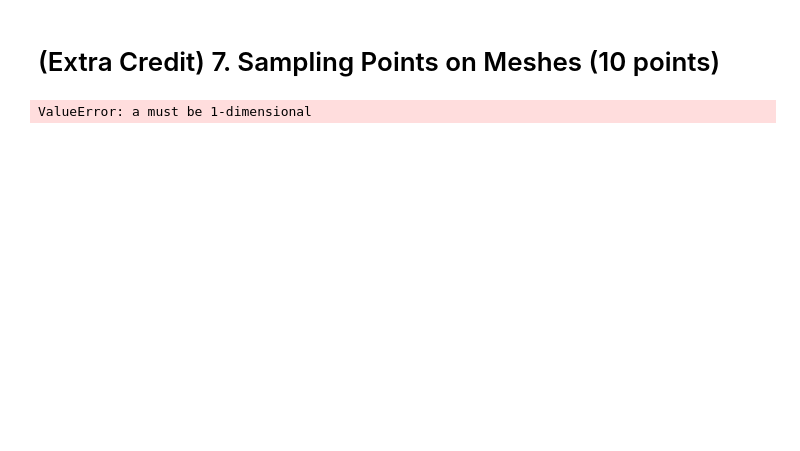
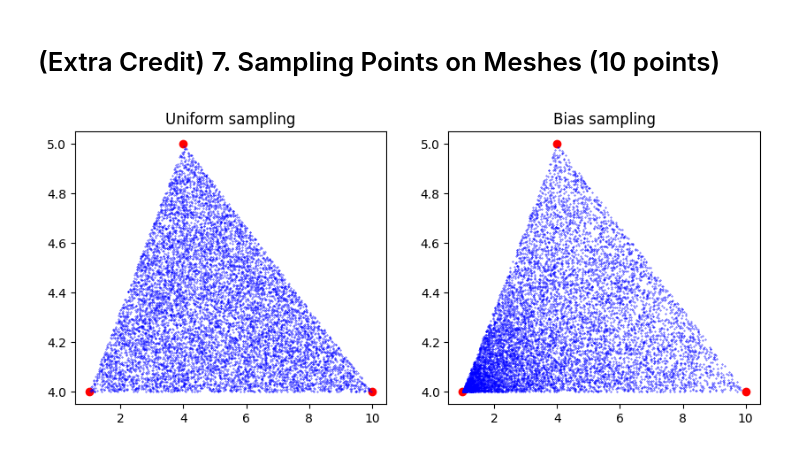
Before and after one commit to nhphucqt/cmu-16-825-assignment1, a Jupyter notebook: writeup.ipynb, the cells around one changed output. Cells and saved outputs as stored; diff of their text form; code cells hidden in the pictures; blank space fills up the shorter version.

```diff
--- a/writeup.ipynb
+++ b/writeup.ipynb
@@ -531,8 +593,39 @@ def sample_points_on_mesh(mesh, num_points):
+# %%
+import matplotlib.pyplot as plt
+
+triangle = np.array([[
+    [1, 4],
+    [4, 5],
+    [10, 4],
+]])
+num_points = 10000
+fig, axes = plt.subplots(1, 2, figsize=(10, 4))
+uniform_points = sample_points_on_triangle(triangle, num_points, "uniform")
+bias_points = sample_points_on_triangle(triangle, num_points, "bias")
+axes[0].set_title("Uniform sampling")
+axes[0].scatter(triangle[0, :, 0], triangle[0, :, 1], c='red')
+axes[0].scatter(uniform_points[:, 0, 0], uniform_points[:, 0, 1], c='blue', s=0.1)
+axes[1].set_title("Bias sampling")
+axes[1].scatter(triangle[0, :, 0], triangle[0, :, 1], c='red')
+axes[1].scatter(bias_points[:, 0, 0], bias_points[:, 0, 1], c='blue', s=0.1)
+plt.show()
+# %% [output]
+[figure, added]
 # %%
 from pytorch3d.io import load_objs_as_meshes
+from pytorch3d.structures import Pointclouds
+from pytorch3d.vis.plotly_vis import plot_scene, plot_batch_individually
 
 cow_mesh = load_objs_as_meshes(["data/cow.obj"])
 
-sample_points_on_mesh(cow_mesh, 1)
+face_mode = ["uniform", "bias"]
+bary_mode = ["uniform", "bias"]
+
+for fm in face_mode:
+    for bm in bary_mode:
+        sample_points, sample_points_colors = sample_points_on_mesh(cow_mesh, 10**5, fm, bm)
+        sample_pointcloud = Pointclouds(
+            points=[sample_points],
+            features=[sample_points_colors],
+        )
+        camera_point_360(sample_pointcloud, img_size=1024, duration=10000, output_path=f"output/cow_sampled_pointcloud_{fm}_{bm}.gif", device='cuda:1')
-# %% [output]
-ValueError: a must be 1-dimensional
```
Also changed, not shown: parts of 17 cells of this notebook, 26 other files.
